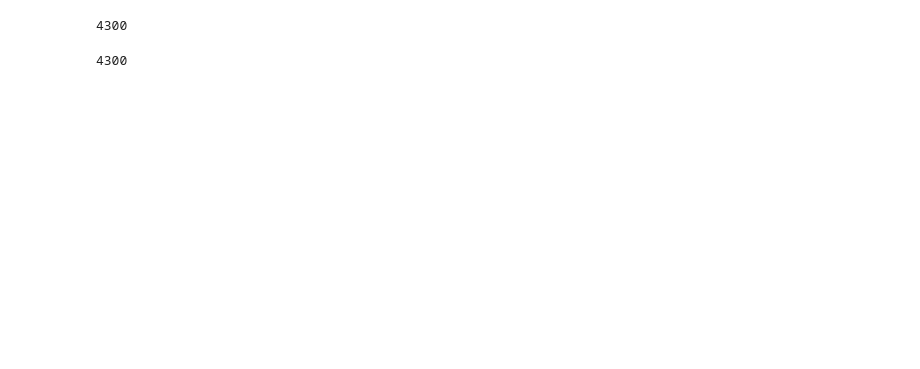
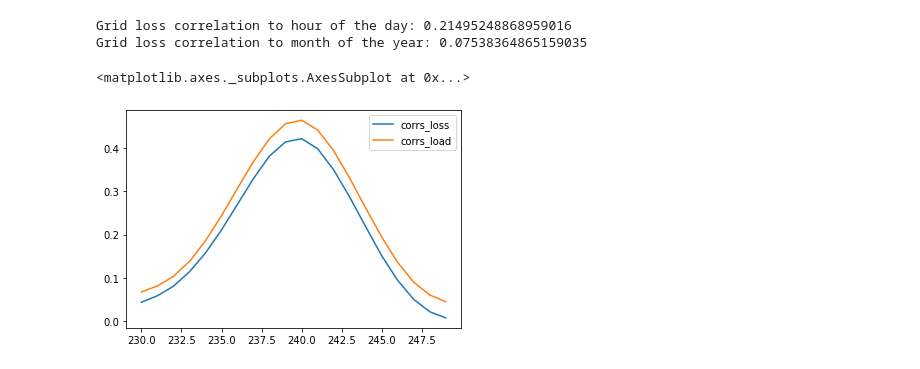
Before and after one commit to Siglangf/timeseries-prediction, a Jupyter notebook: ANN_alone_finished.ipynb, the cells around one changed output. Cells and saved outputs as stored; diff of their text form; code cells hidden in the pictures; blank space fills up the shorter version.

```diff
--- a/ANN_alone_finished.ipynb
+++ b/ANN_alone_finished.ipynb
@@ -134,0 +59,13 @@ print(len(data_extraction.get_timeseries("test", nRowsRead, 'loss', grid_number)
+# %%
+# legge til time og måned
+indices = df.index
+hours = [0 for i in range(len(indices))]
+months = [0 for i in range(len(indices))]
+for i in range(len(indices)):
+    hours[i] = datetime.strptime(indices[i], "%Y-%m-%d %H:%M:%S").hour
+    months[i] = datetime.strptime(indices[i], "%Y-%m-%d %H:%M:%S").month //3
+
+df['hours'] = hours
+df['months'] = months
+
+df
@@ -134,0 +86,28 @@ print(len(data_extraction.get_timeseries("test", nRowsRead, 'loss', grid_number)
+# %%
+from scipy.signal import argrelextrema
+gridloss_corr_gridloss_shifted = []
+for i in range(24*7*24):
+    df['grid1-loss_shifted'] = df['grid1-loss'].shift(i)
+    gridloss_corr_gridloss_shifted.append(df.corr(method='pearson')['grid1-loss_shifted']['grid1-loss'])
+
+correlation = pd.DataFrame(index = [i for i in range(24*7*24)])
+# %%
+
+gridloss_corr_load_shifted = []
+for i in range(24*7*24):
+    df['load_shifted'] = df['load'].shift(i)
+    gridloss_corr_load_shifted.append(df.corr(method='pearson')['load_shifted']['grid1-loss'])
+# %%
+print("Grid loss correlation to hour of the day:", df.corr(method='pearson')['grid1-loss']['hours'])
+print("Grid loss correlation to month of the year:", df.corr(method='pearson')['grid1-loss']['months'])
+# %% [output]
+Grid loss correlation to hour of the day: 0.21495248868959016
+Grid loss correlation to month of the year: 0.07538364865159035
+# %%
+correlation['corrs_loss'] = gridloss_corr_gridloss_shifted
+correlation['corrs_load'] = gridloss_corr_load_shifted
+# %%
+correlation.iloc[230:250].plot()
+# %% [output]
+<matplotlib.axes._subplots.AxesSubplot at 0x...>
+[figure, added]
@@ -154,14 +152,6 @@ def ANN_pred(model, X_test):
 
         y_test.append(val[0])
     return y_test
-# %%
-len(X_test)
-# %% [output]
-4300
 # %%
 y_pred = ANN_pred(model, X_test)
-# %%
-len(y_pred)
-# %% [output]
-4300
 # %%
```
Also changed, not shown: parts of 23 cells of this notebook.
